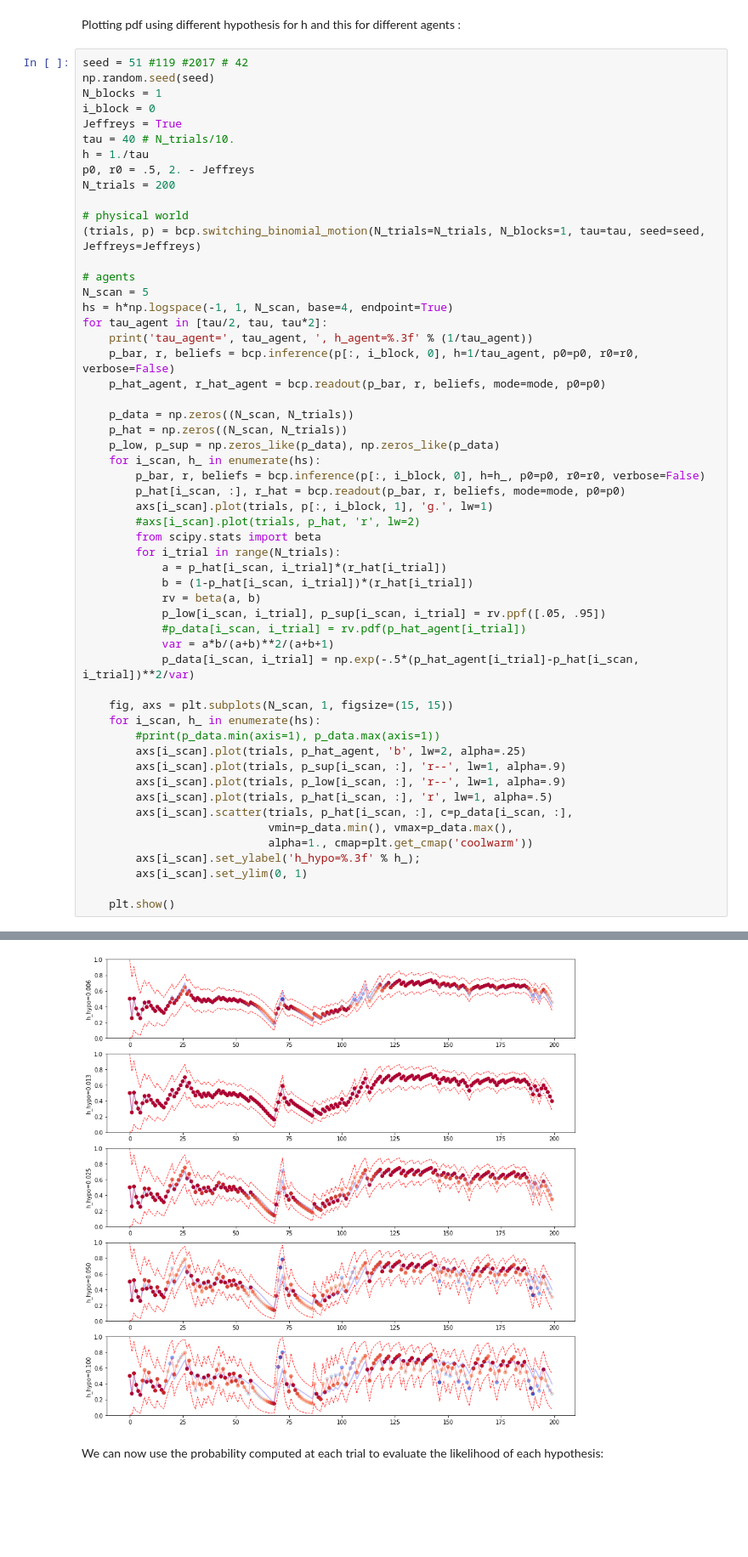
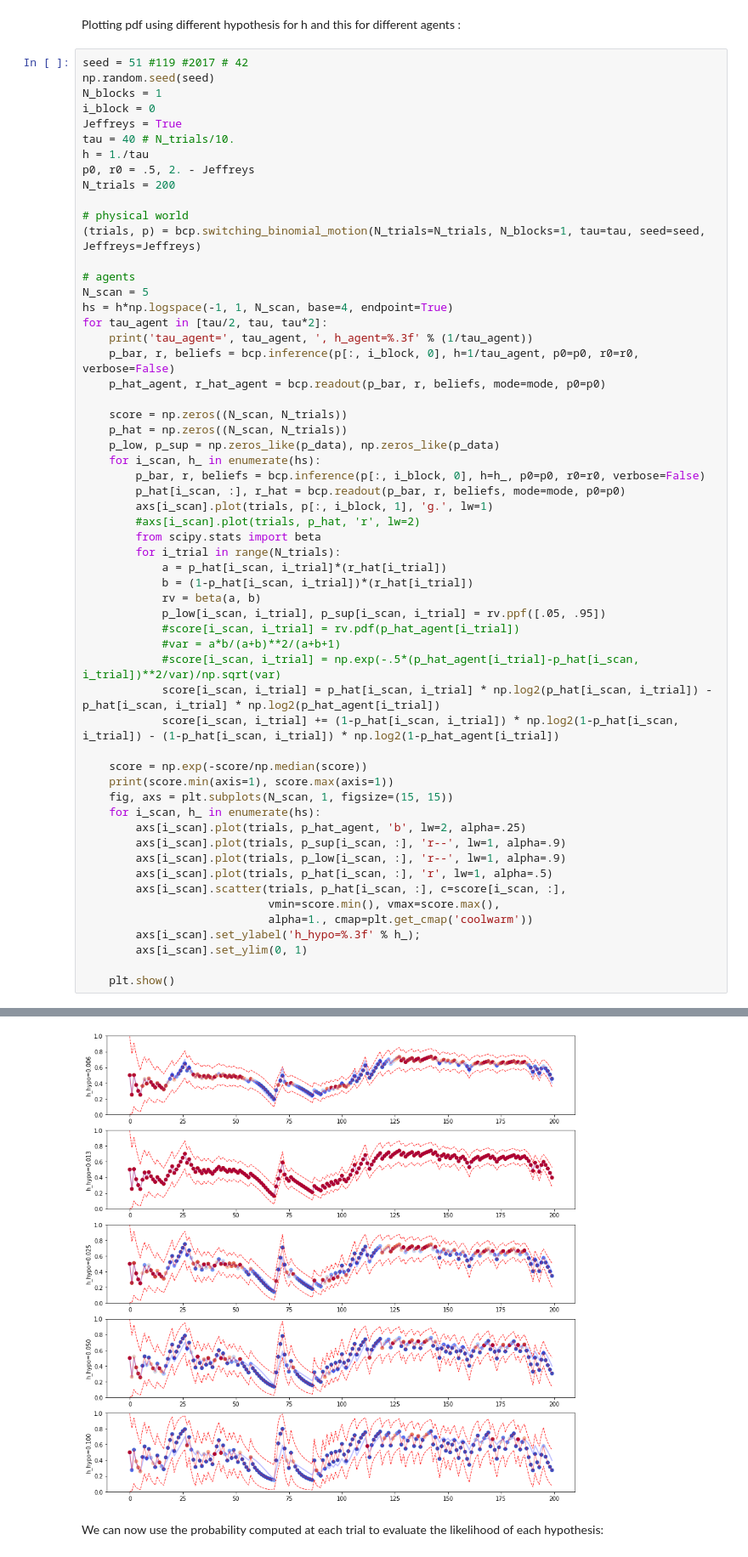
Before and after one commit to laurentperrinet/bayesianchangepoint, a Jupyter notebook: notebooks/C_test_hazardrate.ipynb, the cells around one changed output, grey strips where cells are left out. Shown at 85% size. Saved outputs shown, nothing was run; the diff lists cells and outputs as text; blank space fills up the shorter version.

```diff
--- a/notebooks/C_test_hazardrate.ipynb
+++ b/notebooks/C_test_hazardrate.ipynb
@@ -282,7 +282,7 @@ for tau_agent in [tau/2, tau, tau*2]:
     p_bar, r, beliefs = bcp.inference(p[:, i_block, 0], h=1/tau_agent, p0=p0, r0=r0, verbose=False)
     p_hat_agent, r_hat_agent = bcp.readout(p_bar, r, beliefs, mode=mode, p0=p0)
 
-    p_data = np.zeros((N_scan, N_trials))
+    score = np.zeros((N_scan, N_trials))
     p_hat = np.zeros((N_scan, N_trials))
     p_low, p_sup = np.zeros_like(p_data), np.zeros_like(p_data)
     for i_scan, h_ in enumerate(hs):
@@ -296,19 +296,22 @@ for tau_agent in [tau/2, tau, tau*2]:
             b = (1-p_hat[i_scan, i_trial])*(r_hat[i_trial])
             rv = beta(a, b)
             p_low[i_scan, i_trial], p_sup[i_scan, i_trial] = rv.ppf([.05, .95])
-            #p_data[i_scan, i_trial] = rv.pdf(p_hat_agent[i_trial])
-            var = a*b/(a+b)**2/(a+b+1)
-            p_data[i_scan, i_trial] = np.exp(-.5*(p_hat_agent[i_trial]-p_hat[i_scan, i_trial])**2/var)
+            #score[i_scan, i_trial] = rv.pdf(p_hat_agent[i_trial])
+            #var = a*b/(a+b)**2/(a+b+1)
+            #score[i_scan, i_trial] = np.exp(-.5*(p_hat_agent[i_trial]-p_hat[i_scan, i_trial])**2/var)/np.sqrt(var)
+            score[i_scan, i_trial] = p_hat[i_scan, i_trial] * np.log2(p_hat[i_scan, i_trial]) - p_hat[i_scan, i_trial] * np.log2(p_hat_agent[i_trial])
+            score[i_scan, i_trial] += (1-p_hat[i_scan, i_trial]) * np.log2(1-p_hat[i_scan, i_trial]) - (1-p_hat[i_scan, i_trial]) * np.log2(1-p_hat_agent[i_trial])
 
+    score = np.exp(-score/np.median(score))
+    print(score.min(axis=1), score.max(axis=1))
     fig, axs = plt.subplots(N_scan, 1, figsize=(15, 15))
     for i_scan, h_ in enumerate(hs):
-        #print(p_data.min(axis=1), p_data.max(axis=1))
         axs[i_scan].plot(trials, p_hat_agent, 'b', lw=2, alpha=.25)
         axs[i_scan].plot(trials, p_sup[i_scan, :], 'r--', lw=1, alpha=.9)
         axs[i_scan].plot(trials, p_low[i_scan, :], 'r--', lw=1, alpha=.9)
         axs[i_scan].plot(trials, p_hat[i_scan, :], 'r', lw=1, alpha=.5)
-        axs[i_scan].scatter(trials, p_hat[i_scan, :], c=p_data[i_scan, :],
-                            vmin=p_data.min(), vmax=p_data.max(),
+        axs[i_scan].scatter(trials, p_hat[i_scan, :], c=score[i_scan, :],
+                            vmin=score.min(), vmax=score.max(),
                             alpha=1., cmap=plt.get_cmap('coolwarm'))
         axs[i_scan].set_ylabel('h_hypo=%.3f' % h_);
         axs[i_scan].set_ylim(0, 1)
@@ -323,4 +329,4 @@ tau_agent= 80 , h_agent=0.013
-[figure, old version]
+[figure, new version]
 # %% [markdown]
 We can now use the probability computed at each trial to evaluate the likelihood of each hypothesis:
 # %%
```
Also changed, not shown: parts of 6 cells of this notebook.
